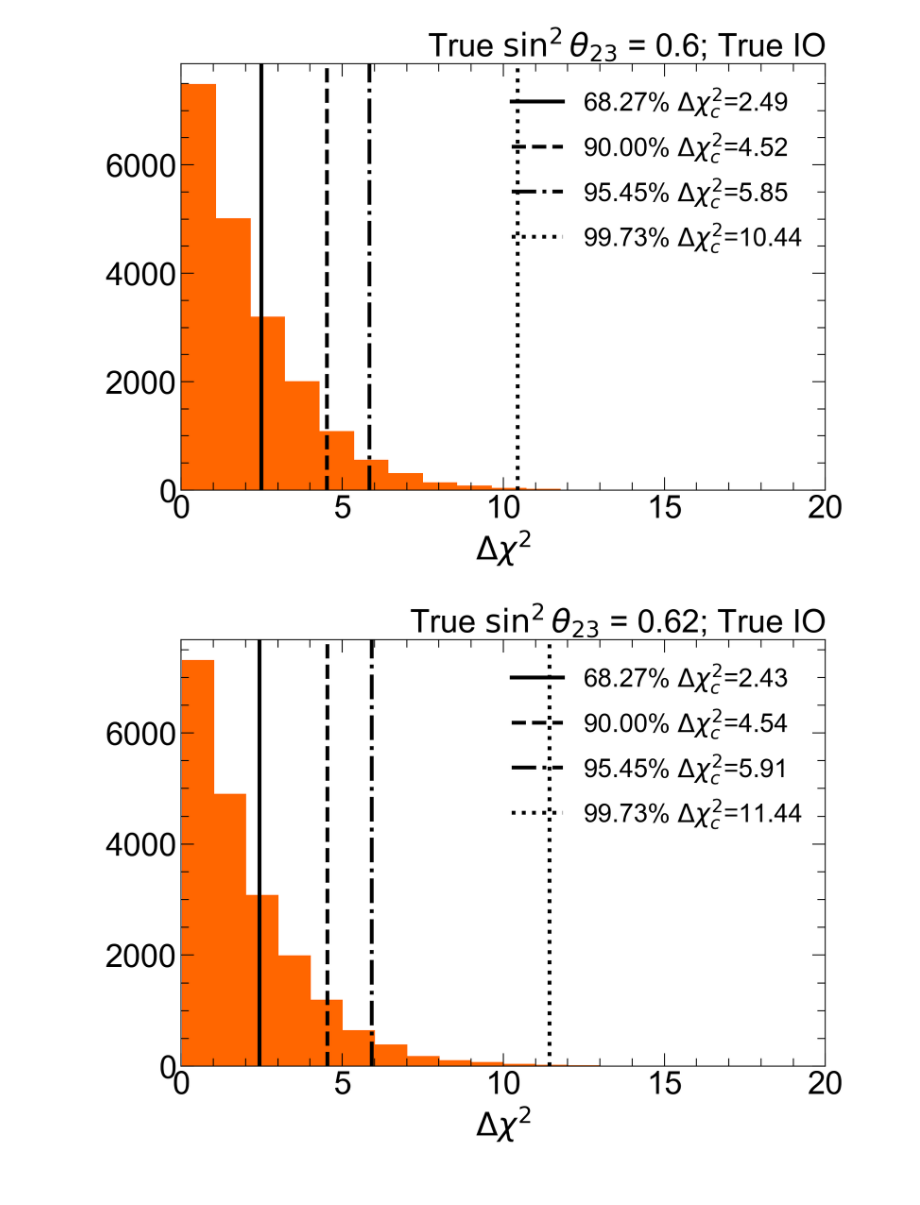
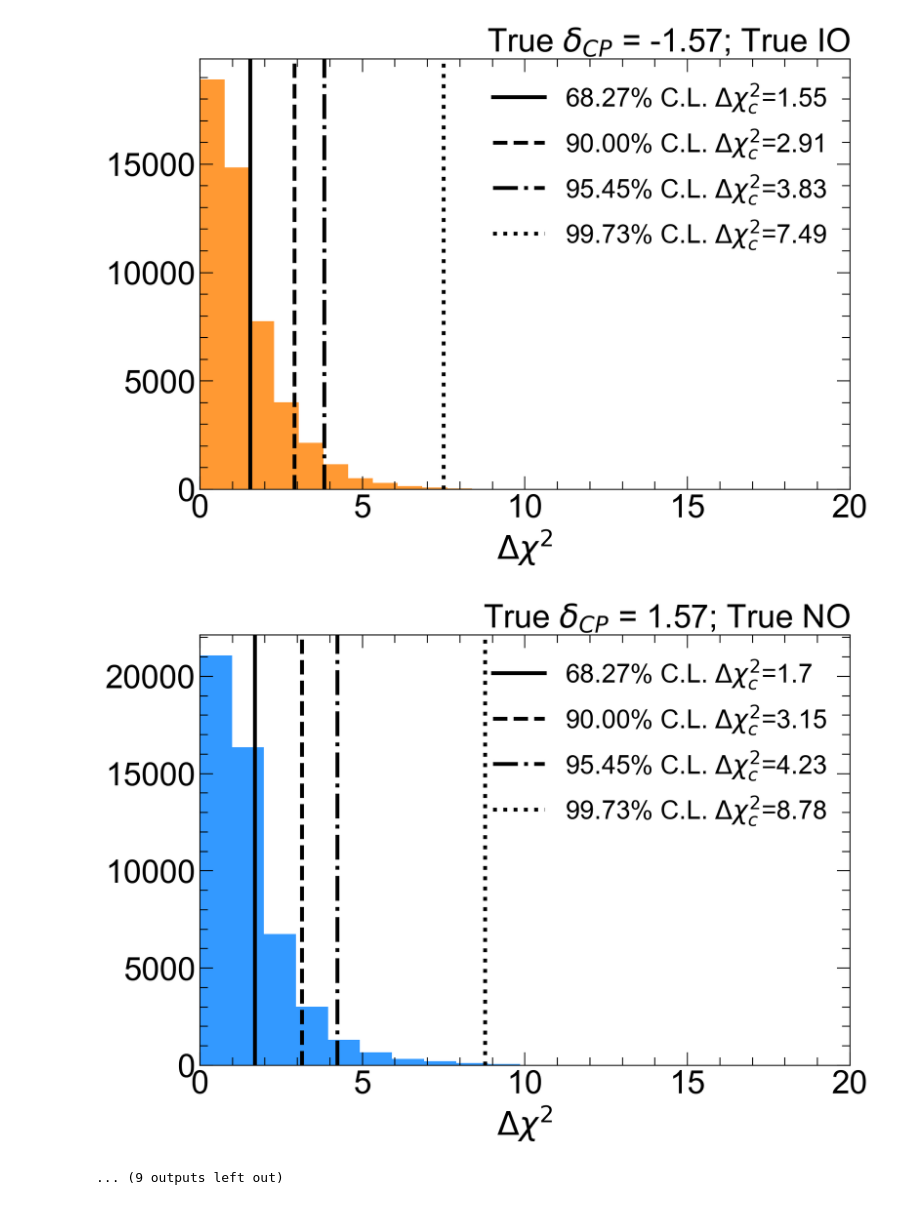
Before and after one commit to dcarabadjac/pythetatools, a Jupyter notebook: Notebooks/Feldman-Cousins.ipynb, the cells around one changed output. Saved outputs shown, nothing was run; the diff lists cells and outputs as text; code cells hidden in the pictures.

```diff
--- a/Notebooks/Feldman-Cousins.ipynb
+++ b/Notebooks/Feldman-Cousins.ipynb
@@ -28,11 +28,5 @@ plt.style.use(t2k_style)
 # %%
-delta_values = ['0.0', '0.392699081699', '-0.785398163397', '0.785398163397',
-                '-1.57079632679', '1.57079632679', '-2.35619449019', '2.35619449019',
-                '2.59181393921', '3.14159265359' ]
-
-sin223_values = ['0.42', '0.44', '0.46', '0.48', '0.5', '0.52', '0.54', '0.56', '0.58', '0.6', '0.62']
-param_name = 'sin223'
-param_values = {'delta':delta_values, 'sin223':sin223_values}
+param_name = 'delta'
 true_mh = 1
 postfix = {'delta':'_23', 'sin223':'_Sin223_23_new'}
 suffix = {'delta':'', 'sin223':'sin223'}
@@ -39,5 +35,5 @@ suffix = {'delta':'', 'sin223':'sin223'}
 # %%
-for param_value in param_values[param_name]:
+for param_value in param_values_FC[param_name]:
     basename_directory = f"MargTemplates_LucileThesis_fit_FC{suffix[param_name]}_{param_value}_{true_mh}_FullSyst_wRC_etheta_ptheta_{param_name}"
 
     input_path = f"/sps/t2k/Archive_OA2023_ToKeep/FC/output_FC{postfix[param_name]}/{basename_directory}/MergeToyMargTemplates"
@@ -213,3 +65,17 @@ mo_to_title = {0:'NO', 1:'IO'}
+# %%
+def plot_dchi2_distr(grid_x, dchi2, param_name_x, true_param, true_mh, levels, crit_val_centrals, outputs_dir, dir_ver):
+
+    fig, ax = plt.subplots()
+    ax.hist(dchi2, bins=20, color=color_mo[true_mh], zorder=0)
+    for level, crit_val_central in zip(levels, crit_val_centrals):
+        ax.axvline(crit_val_central, color='black', ls=level_to_ls[level], label=level_to_label[level]+r' $\Delta \chi^2_{c}$='+f'{round(crit_val_central, 2)}')
+
+    ax.set_title('True ' +osc_param_title[param_name_x][0]+f' = {round(true_param, 2)}; True {mo_to_title[true_mh]}', loc='right')
+    ax.set_xlabel("$\Delta \chi^2$")
+    ax.set_xlim(0, 20)
+    show_minor_ticks(ax)
+    ax.legend(framealpha=0)
+    fig.savefig(f'{outputs_dir}/plots/{dir_ver}/FC/FC_dchi2_distr_{param_name_x}_{true_param}_truemh{true_mh}.pdf', bbox_inches='tight')
 # %%
 from pythetatools.base_analysis import cl_for_sigma
 
@@ -219,8 +85,8 @@ lss = ['-', '--', 'dashdot', 'dotted']
 levels.sort()
 labels = ['68.27%', '90.00%', '95.45%', '99.73%']
 
-for true_param_str in param_values[param_name]:
-    for true_mh in [1]:
+for true_param_str in param_values_FC[param_name]:
+    for true_mh in [0, 1]:
         true_param = float(true_param_str)
         basename_directory = f"MargTemplates_LucileThesis_fit_FC{suffix[param_name]}_{true_param_str}_{true_mh}_FullSyst_wRC_etheta_ptheta_{param_name}"
         dir_ver = 'OA2023'
@@ -230,7 +96,7 @@ for true_param_str in param_values[param_name]:
 
         dchi2 = llr_distr(grid_x, AvNLL_pergrid_pertoy, true_param, true_mh, param_name)
         crit_val_centrals, crit_val_lowers, crit_val_uppers = find_crit_val(dchi2, levels)
-        plot_dchi2_distr(grid_x, dchi2, param_name_x, true_param, true_mh, levels, crit_val_centrals)
+        plot_dchi2_distr(grid_x, dchi2, param_name_x, true_param, true_mh, levels, crit_val_centrals, outputs_dir, dir_ver)
 
         #Write root and mumpy files
         data = {
@@ -297,3 +163,4 @@ Grid sizes: [81] for parameters ['sin223']
-[figure, old version]
+[figure, new version]
-[figure, old version]
+[figure, new version]
+... (9 outputs left out)
 # %% [markdown]
```
Also changed, not shown: parts of 12 cells of this notebook, 10 other files.
